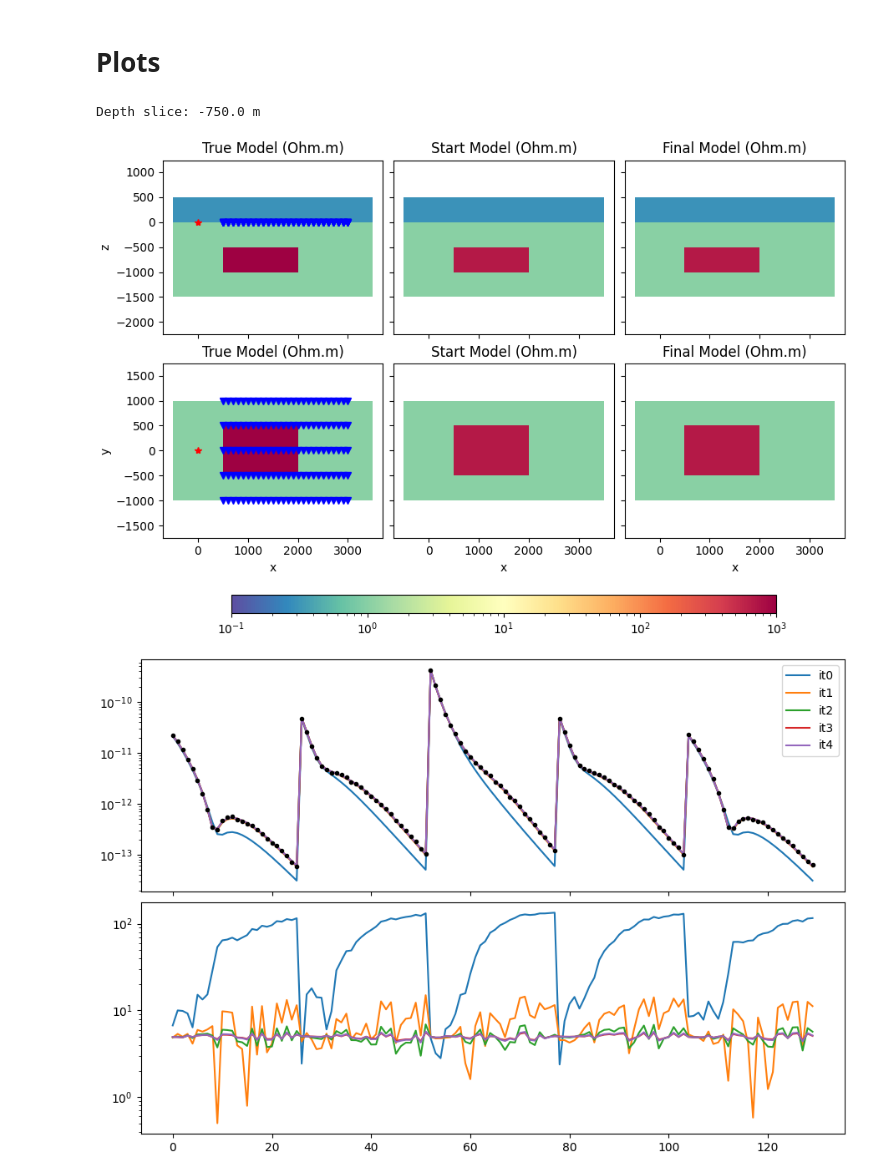
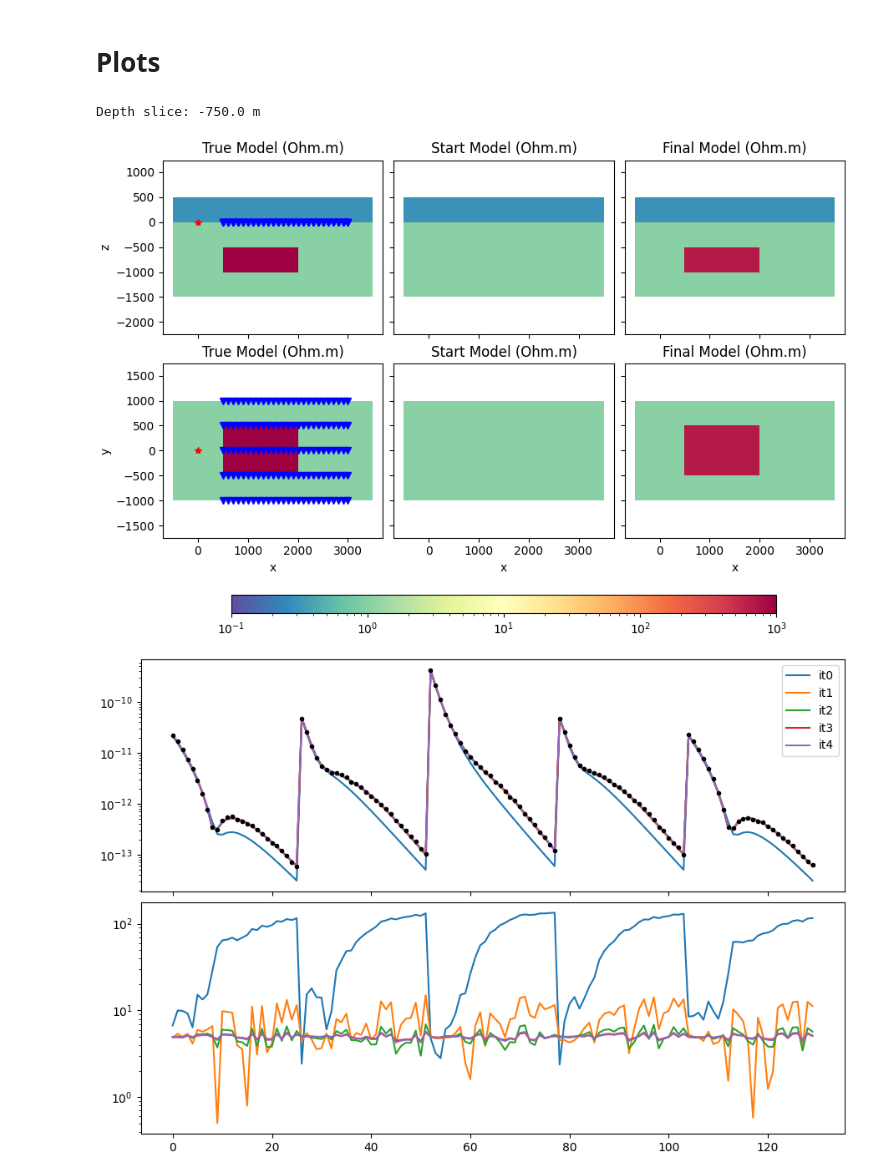
Before and after one commit to emsig/devInv, a Jupyter notebook: emg3d-pygimli/pyGIMLi-Block-1-130-1.ipynb, the cells around one changed output. Saved outputs shown, nothing was run; the diff lists cells and outputs as text; code cells hidden in the pictures.

```diff
--- a/emg3d-pygimli/pyGIMLi-Block-1-130-1.ipynb
+++ b/emg3d-pygimli/pyGIMLi-Block-1-130-1.ipynb
@@ -74,10 +74,10 @@ INV.run(
 # %% [markdown]
 # Plots
 # %%
-plot_models(sim, sim.model, model)
+plot_models(sim, model_init, model)
 # %% [output]
 Depth slice: -750.0 m
-[figure, old version]
+[figure, new version]
 # %%
 plot_responses(sim)
 # %% [output]
```
Also changed, not shown: parts of 2 cells of this notebook.
